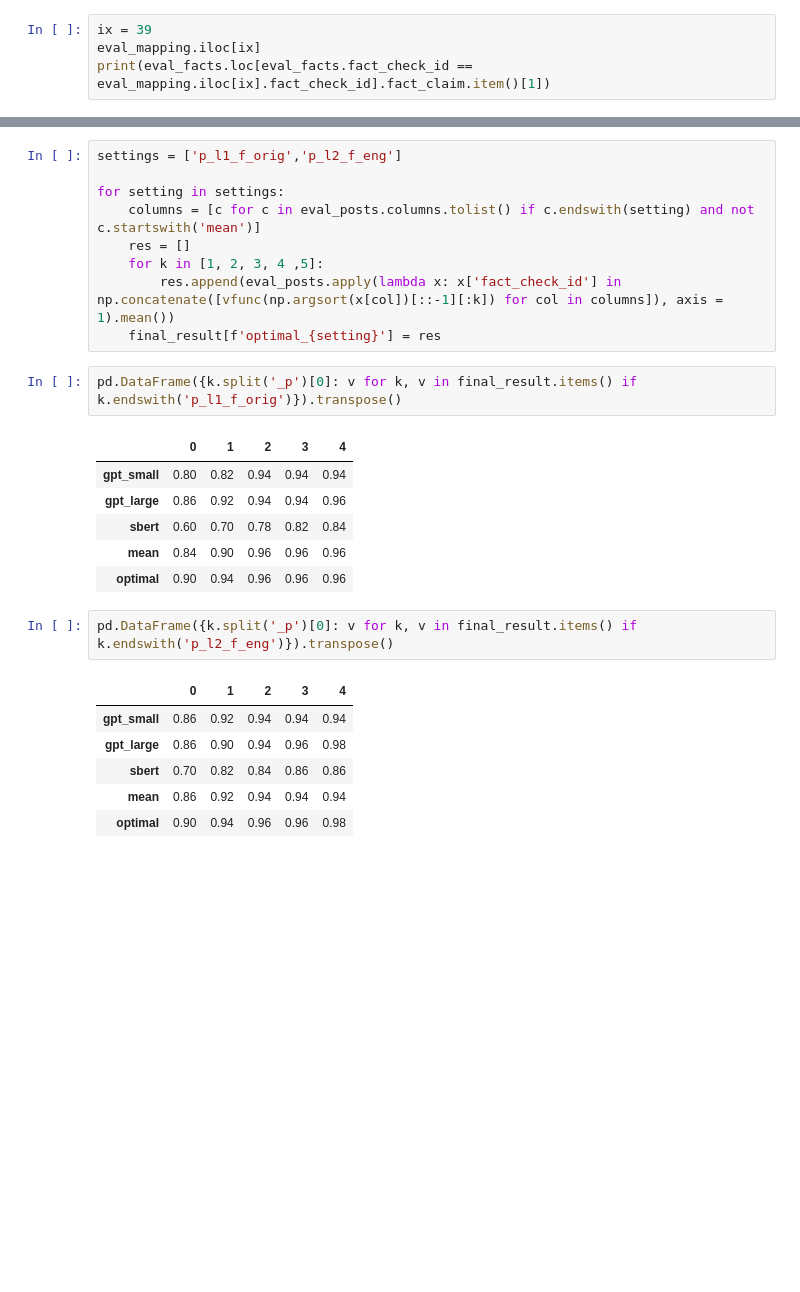
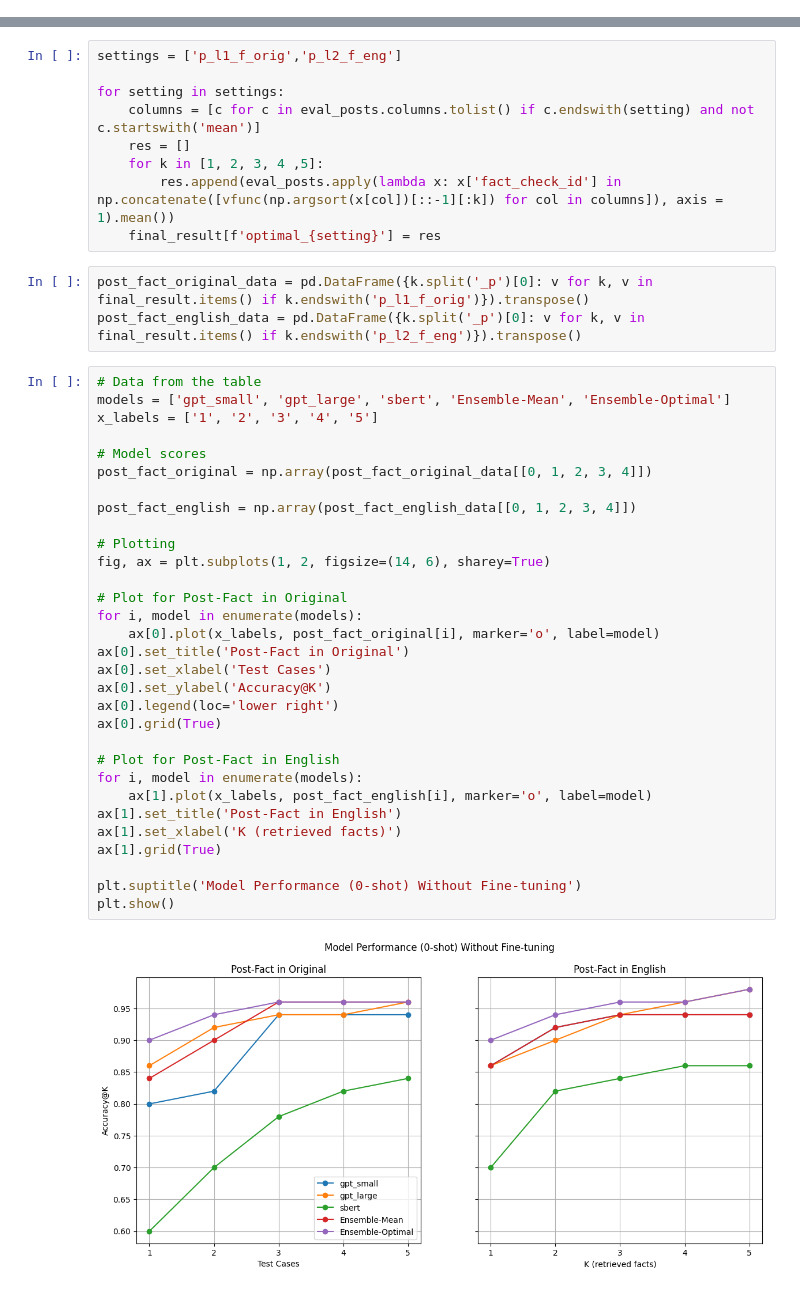
Before and after one commit to sayontang2/claim-retrival, a Jupyter notebook: helpers/Zero-shot-eval.ipynb, the cells around one changed output, grey strips where cells are left out. Cells and saved outputs as stored; diff of their text form; blank space fills up the shorter version.

```diff
--- a/helpers/Zero-shot-eval.ipynb
+++ b/helpers/Zero-shot-eval.ipynb
@@ -99,4 +42,0 @@ tr_posts = process_posts_df(tr_posts)
-# %%
-ix = 39
-eval_mapping.iloc[ix]
-print(eval_facts.loc[eval_facts.fact_check_id == eval_mapping.iloc[ix].fact_check_id].fact_claim.item()[1])
@@ -219,20 +136,38 @@ for setting in settings:
         res.append(eval_posts.apply(lambda x: x['fact_check_id'] in  np.concatenate([vfunc(np.argsort(x[col])[::-1][:k]) for col in columns]), axis = 1).mean())
     final_result[f'optimal_{setting}'] = res
 # %%
-pd.DataFrame({k.split('_p')[0]: v for k, v in final_result.items() if k.endswith('p_l1_f_orig')}).transpose()
+post_fact_original_data = pd.DataFrame({k.split('_p')[0]: v for k, v in final_result.items() if k.endswith('p_l1_f_orig')}).transpose()
+post_fact_english_data = pd.DataFrame({k.split('_p')[0]: v for k, v in final_result.items() if k.endswith('p_l2_f_eng')}).transpose()
-# %% [output]
-|  | 0 | 1 | 2 | 3 | 4 |
-| gpt_small | 0.80 | 0.82 | 0.94 | 0.94 | 0.94 |
-| gpt_large | 0.86 | 0.92 | 0.94 | 0.94 | 0.96 |
-| sbert | 0.60 | 0.70 | 0.78 | 0.82 | 0.84 |
-| mean | 0.84 | 0.90 | 0.96 | 0.96 | 0.96 |
-| optimal | 0.90 | 0.94 | 0.96 | 0.96 | 0.96 |
-# %%
-pd.DataFrame({k.split('_p')[0]: v for k, v in final_result.items() if k.endswith('p_l2_f_eng')}).transpose()
-# %% [output]
-|  | 0 | 1 | 2 | 3 | 4 |
-| gpt_small | 0.86 | 0.92 | 0.94 | 0.94 | 0.94 |
-| gpt_large | 0.86 | 0.90 | 0.94 | 0.96 | 0.98 |
-| sbert | 0.70 | 0.82 | 0.84 | 0.86 | 0.86 |
-| mean | 0.86 | 0.92 | 0.94 | 0.94 | 0.94 |
-| optimal | 0.90 | 0.94 | 0.96 | 0.96 | 0.98 |
+# %%
+# Data from the table
+models = ['gpt_small', 'gpt_large', 'sbert', 'Ensemble-Mean', 'Ensemble-Optimal']
+x_labels = ['1', '2', '3', '4', '5']
+
+# Model scores
+post_fact_original = np.array(post_fact_original_data[[0, 1, 2, 3, 4]])
+
+post_fact_english = np.array(post_fact_english_data[[0, 1, 2, 3, 4]])
+
+# Plotting
+fig, ax = plt.subplots(1, 2, figsize=(14, 6), sharey=True)
+
+# Plot for Post-Fact in Original
+for i, model in enumerate(models):
+    ax[0].plot(x_labels, post_fact_original[i], marker='o', label=model)
+ax[0].set_title('Post-Fact in Original')
+ax[0].set_xlabel('Test Cases')
+ax[0].set_ylabel('Accuracy@K')
+ax[0].legend(loc='lower right')
+ax[0].grid(True)
+
+# Plot for Post-Fact in English
+for i, model in enumerate(models):
+    ax[1].plot(x_labels, post_fact_english[i], marker='o', label=model)
+ax[1].set_title('Post-Fact in English')
+ax[1].set_xlabel('K (retrieved facts)')
+ax[1].grid(True)
+
+plt.suptitle('Model Performance (0-shot) Without Fine-tuning')
+plt.show()
+# %% [output]
+[figure, added]
```
Also changed, not shown: parts of 7 cells of this notebook, 5 other files.
